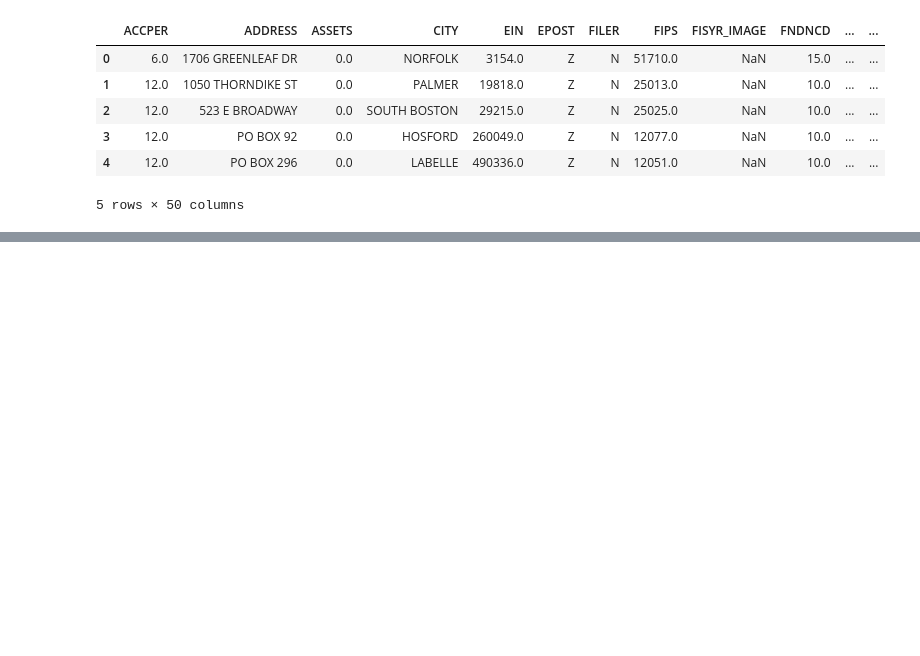
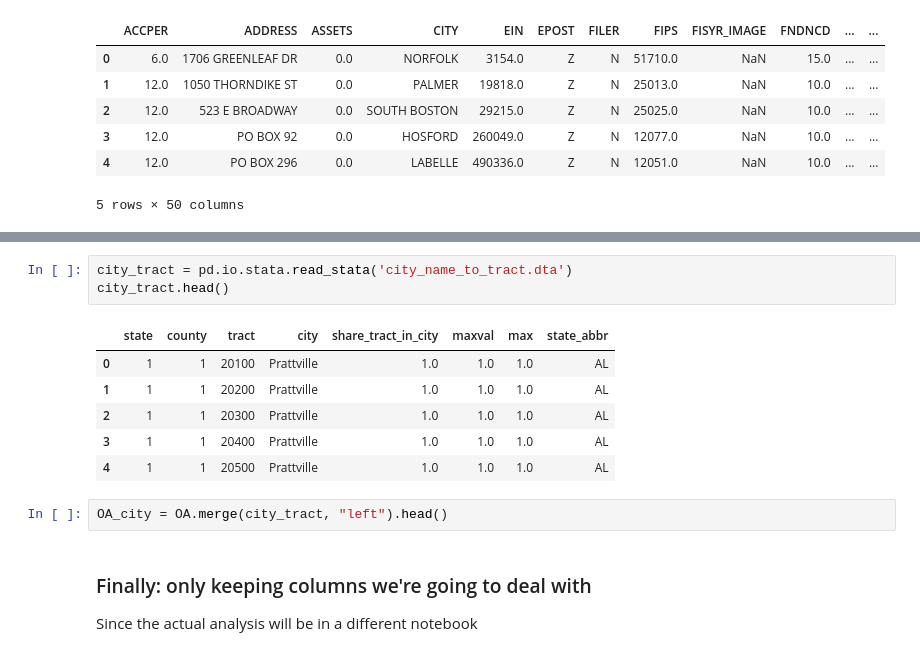
Before and after one commit to KatiaMinaWilliams/spinach-sweaters, a Jupyter notebook: NPOpp/NPOpp_clean_and_merge.ipynb, the cells around one changed output, grey strips where cells are left out. Cells and saved outputs as stored; diff of their text form; blank space fills up the shorter version.

Commit message:
Finally got right crosswalk! Cleaning finished, to begin analysis

```diff
--- a/NPOpp/NPOpp_clean_and_merge.ipynb
+++ b/NPOpp/NPOpp_clean_and_merge.ipynb
@@ -99,0 +76,16 @@ BMF_1989.head(20)
+# %%
+city_tract = pd.io.stata.read_stata('city_name_to_tract.dta')
+city_tract.head()
+# %% [output]
+|  | state | county | tract | city | share_tract_in_city | maxval | max | state_abbr |
+| 0 | 1 | 1 | 20100 | Prattville | 1.0 | 1.0 | 1.0 | AL |
+| 1 | 1 | 1 | 20200 | Prattville | 1.0 | 1.0 | 1.0 | AL |
+| 2 | 1 | 1 | 20300 | Prattville | 1.0 | 1.0 | 1.0 | AL |
+| 3 | 1 | 1 | 20400 | Prattville | 1.0 | 1.0 | 1.0 | AL |
+| 4 | 1 | 1 | 20500 | Prattville | 1.0 | 1.0 | 1.0 | AL |
+# %%
+OA_city = OA.merge(city_tract, "left").head()
+# %% [markdown]
+### Finally: only keeping columns we're going to deal with
+
+Since the actual analysis will be in a different notebook
```
Also changed, not shown: parts of 16 cells of this notebook, 1 other file.
